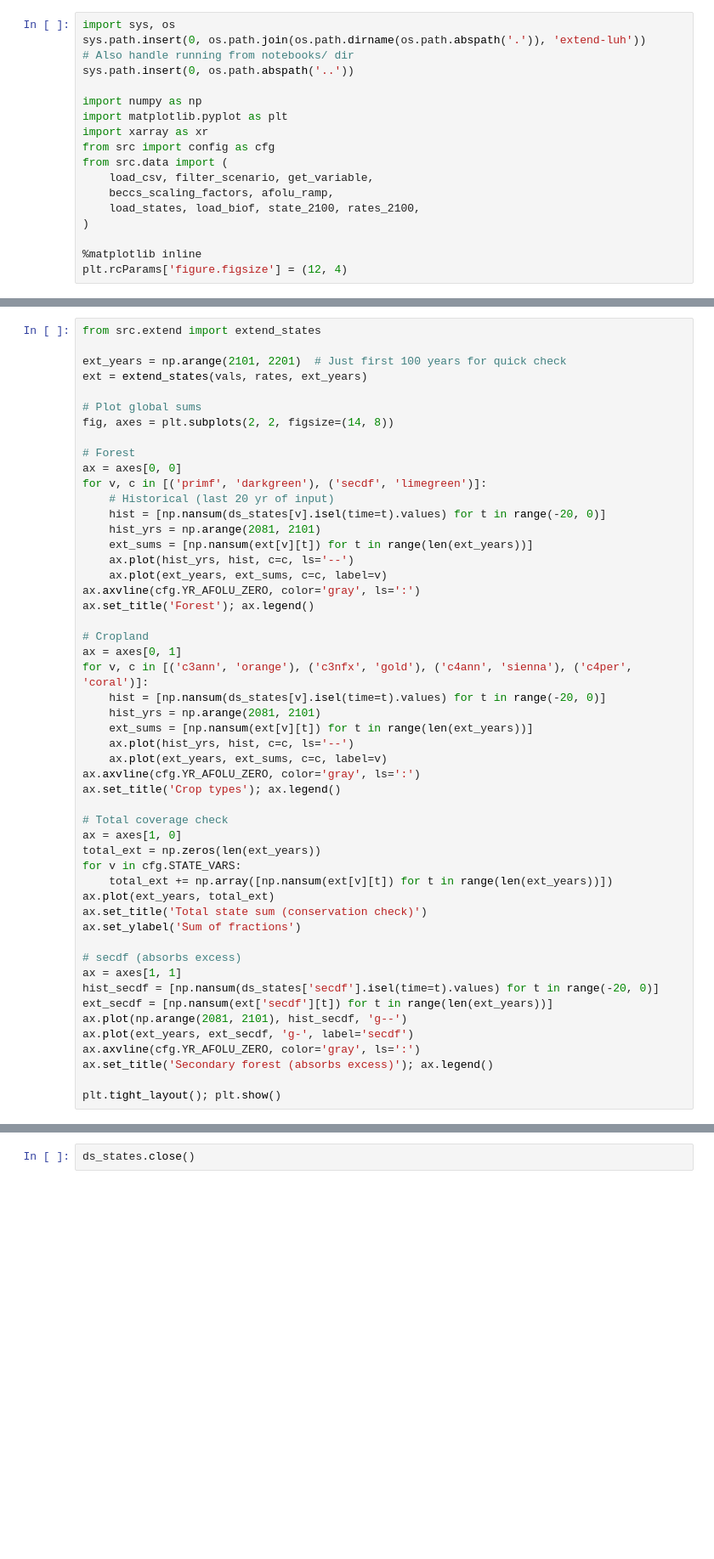
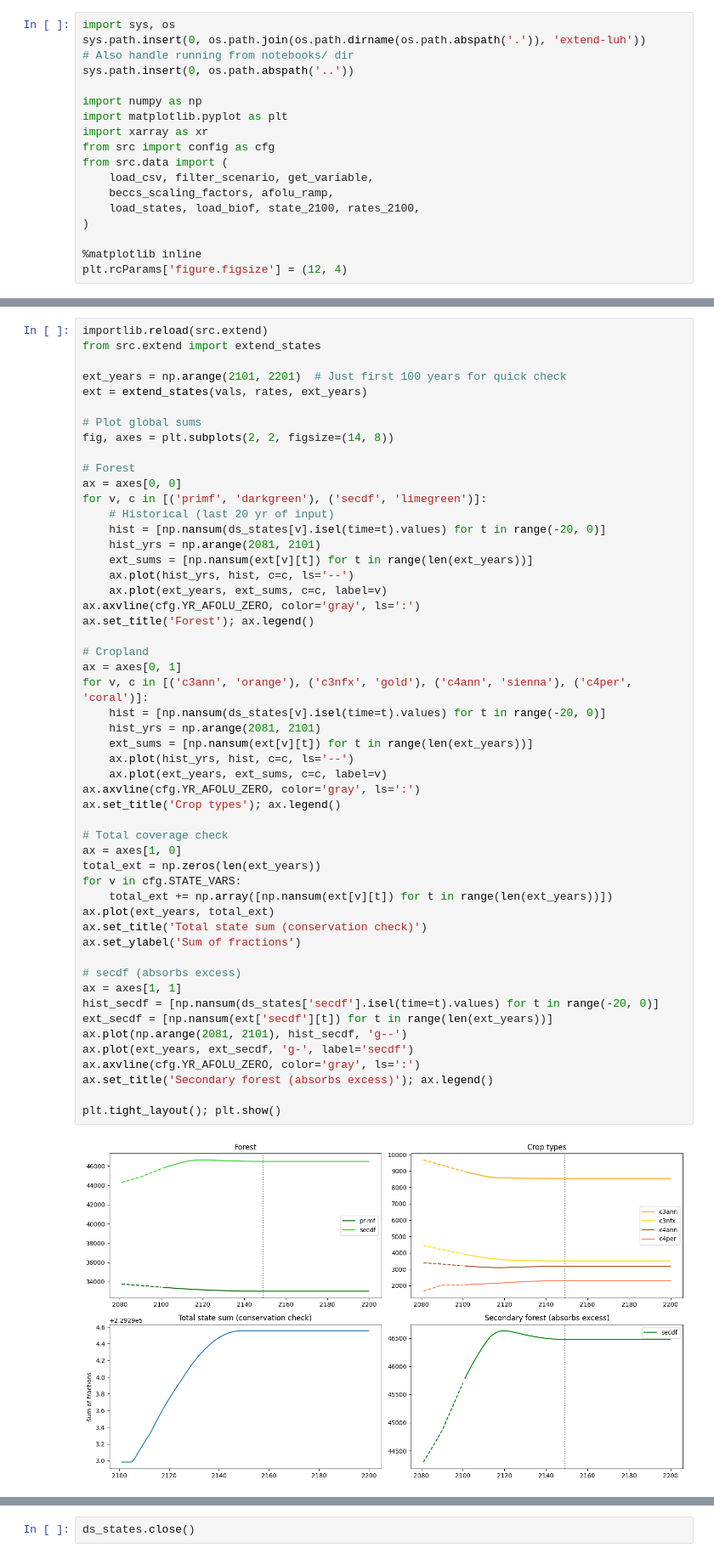
Before and after one commit to benmsanderson/extend-luh, a Jupyter notebook: notebooks/01_explore.ipynb, the cells around one changed output, grey strips where cells are left out. Shown at 85% size. Saved outputs shown, nothing was run; the diff lists cells and outputs as text; blank space fills up the shorter version.

```diff
--- a/notebooks/01_explore.ipynb
+++ b/notebooks/01_explore.ipynb
@@ -83,4 +200,5 @@ ax.legend(); plt.tight_layout(); plt.show()
 # %%
+importlib.reload(src.extend)
 from src.extend import extend_states
 
 ext_years = np.arange(2101, 2201)  # Just first 100 years for quick check
@@ -104,31 +222,33 @@ ax.set_title('Forest'); ax.legend()
 # Cropland
 ax = axes[0, 1]
 for v, c in [('c3ann', 'orange'), ('c3nfx', 'gold'), ('c4ann', 'sienna'), ('c4per', 'coral')]:
     hist = [np.nansum(ds_states[v].isel(time=t).values) for t in range(-20, 0)]
     hist_yrs = np.arange(2081, 2101)
     ext_sums = [np.nansum(ext[v][t]) for t in range(len(ext_years))]
     ax.plot(hist_yrs, hist, c=c, ls='--')
     ax.plot(ext_years, ext_sums, c=c, label=v)
 ax.axvline(cfg.YR_AFOLU_ZERO, color='gray', ls=':')
 ax.set_title('Crop types'); ax.legend()
 
 # Total coverage check
 ax = axes[1, 0]
 total_ext = np.zeros(len(ext_years))
 for v in cfg.STATE_VARS:
     total_ext += np.array([np.nansum(ext[v][t]) for t in range(len(ext_years))])
 ax.plot(ext_years, total_ext)
 ax.set_title('Total state sum (conservation check)')
 ax.set_ylabel('Sum of fractions')
 
 # secdf (absorbs excess)
 ax = axes[1, 1]
 hist_secdf = [np.nansum(ds_states['secdf'].isel(time=t).values) for t in range(-20, 0)]
 ext_secdf = [np.nansum(ext['secdf'][t]) for t in range(len(ext_years))]
 ax.plot(np.arange(2081, 2101), hist_secdf, 'g--')
 ax.plot(ext_years, ext_secdf, 'g-', label='secdf')
 ax.axvline(cfg.YR_AFOLU_ZERO, color='gray', ls=':')
 ax.set_title('Secondary forest (absorbs excess)'); ax.legend()
 
 plt.tight_layout(); plt.show()
+# %% [output]
+[figure, added]
 # %% [markdown]
```
Also changed, not shown: parts of 10 cells of this notebook, 1 other file.
